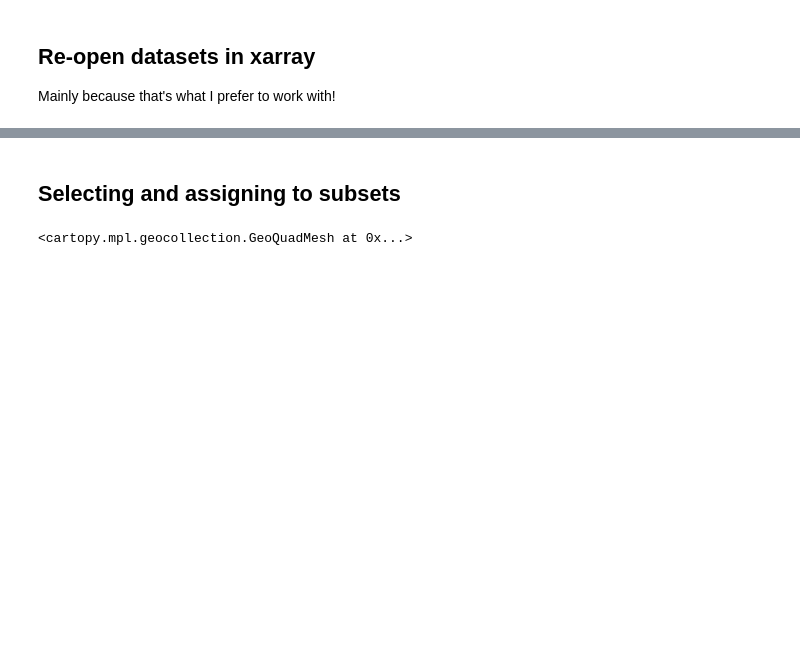
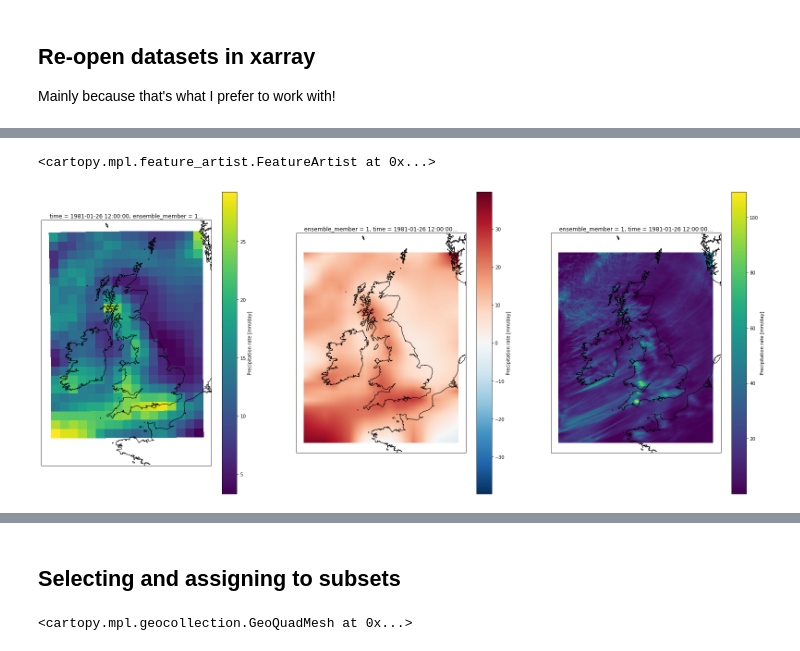
Before and after one commit to henryaddison/ml-downscaling-emulation, a Jupyter notebook: notebooks/learning/matching 2.2km grid to 60km grid.ipynb, the cells around one changed output, grey strips where cells are left out. Saved outputs shown, nothing was run; the diff lists cells and outputs as text; code cells hidden in the pictures; blank space fills up the shorter version.

```diff
--- a/notebooks/learning/matching 2.2km grid to 60km grid.ipynb
+++ b/notebooks/learning/matching 2.2km grid to 60km grid.ipynb
@@ -376,0 +142,13 @@ ax3.coastlines()
+# %%
+f, ((ax1, ax2, ax3)) = plt.subplots(1, 3, figsize=(28, 12), sharey=True, subplot_kw={'projection': cp_model_rotated_pole})
+
+gcm_single_day.pr.plot(ax=ax1, x='longitude', y='latitude', add_colorbar=True, transform=platecarree)
+linear_regridded_gcm_single_day.pr.plot(ax=ax2, x='grid_longitude', y='grid_latitude', add_colorbar=True, transform=cp_model_rotated_pole)
+pr_single_day.pr.plot.pcolormesh(ax=ax3, x='grid_longitude', y='grid_latitude', add_colorbar=True, transform=cp_model_rotated_pole)
+
+ax1.coastlines()
+ax2.coastlines()
+ax3.coastlines()
+# %% [output]
+<cartopy.mpl.feature_artist.FeatureArtist at 0x...>
+[figure, added]
```
Also changed, not shown: parts of 39 cells of this notebook, 1 other file.
